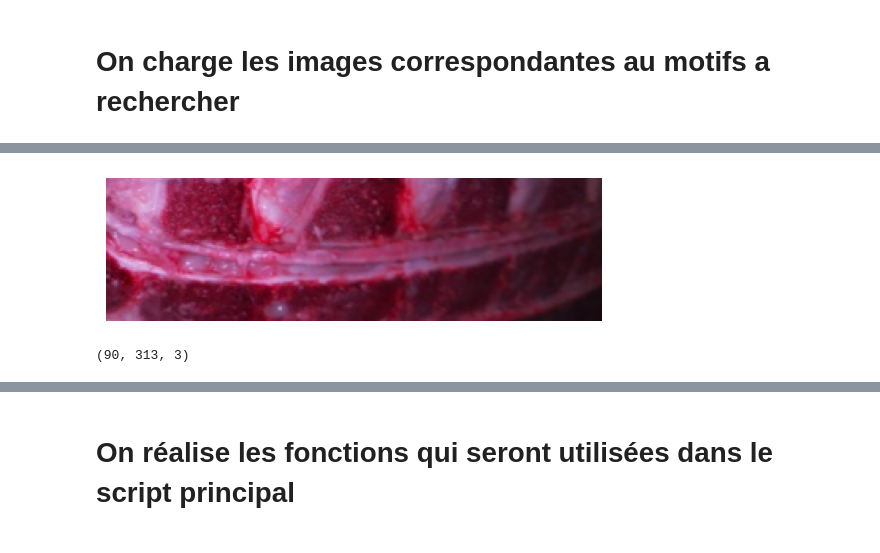
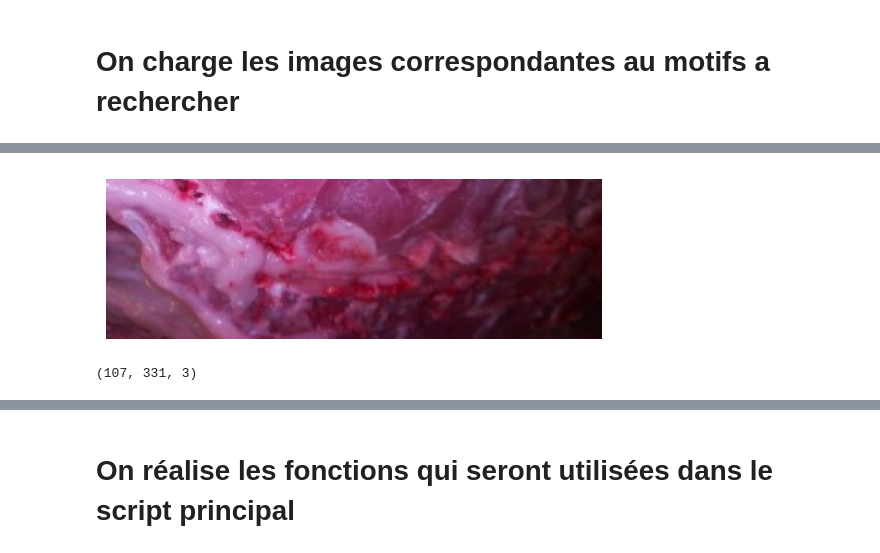
Before and after one commit to PbergerUNISSIA/PIGSEL_AIA, a Jupyter notebook: Traitement_automatisé.ipynb, the cells around one changed output, grey strips where cells are left out. Drawn from its saved outputs; the diff is of its cells as text; code cells hidden in the pictures.

```diff
--- a/Traitement_automatisé.ipynb
+++ b/Traitement_automatisé.ipynb
@@ -45,16 +46,16 @@ else:
 # %%
-template_cotes = cv2.imread('./img/Motifs/colonne/motif_bas_1.png')
+template_cotes = cv2.imread('./img/Motifs/col2/0050.jpg')
 
 if template_cotes is None:
     print("Error: Could not read the image.")
 else:
     # Continue with displaying the image.
     cv2.imshow('template_cotes', template_cotes)
     plt.imshow(cv2.cvtColor(template_cotes, cv2.COLOR_BGR2RGB))
     plt.axis('off')
     plt.show()
     print(template_cotes.shape)
 # %% [output]
-[figure, old version]
+[figure, new version]
-(90, 313, 3)
+(107, 331, 3)
 # %%
```
Also changed, not shown: parts of 8 cells of this notebook.
